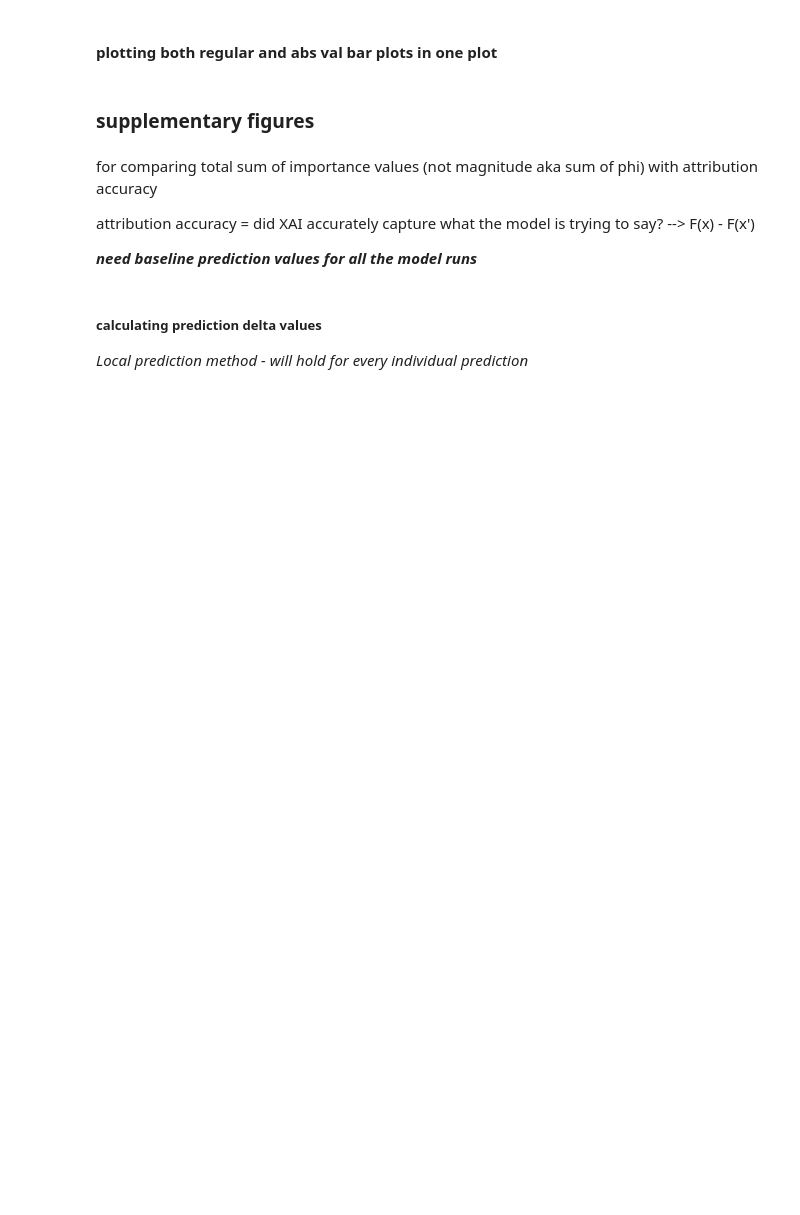
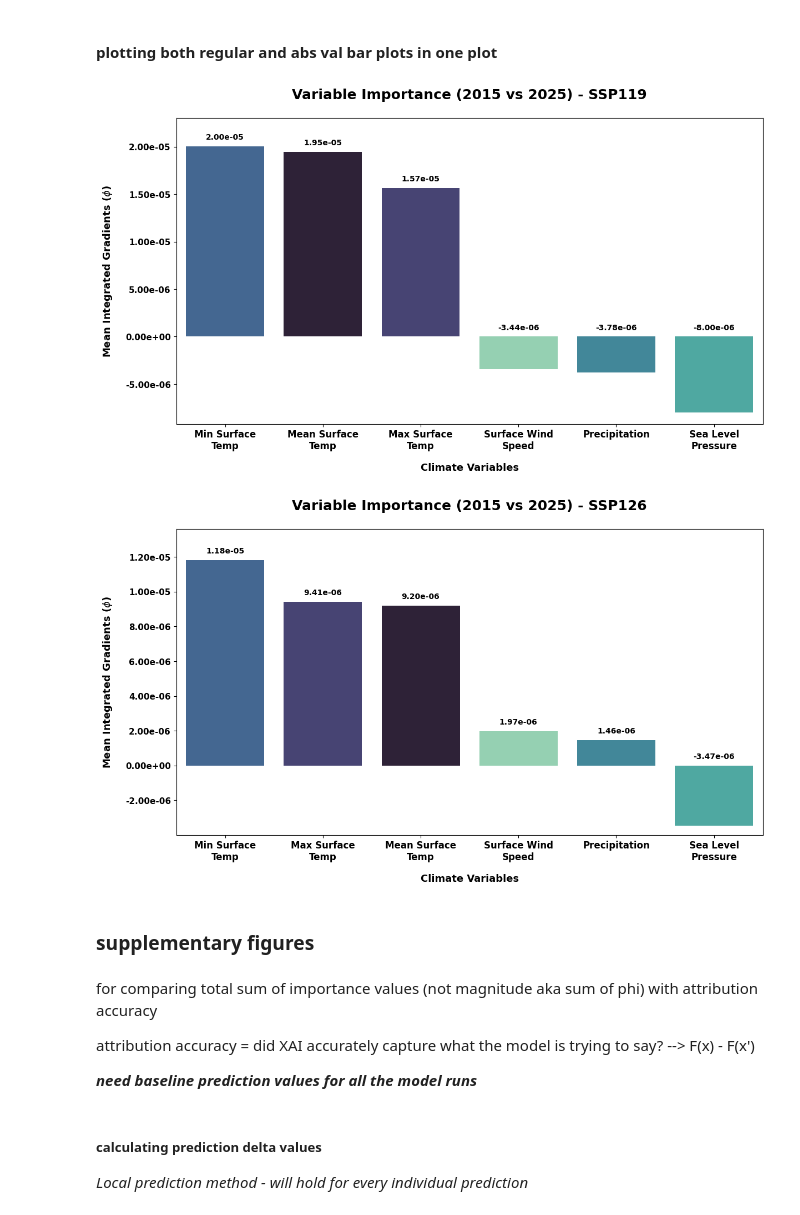
Before and after one commit to sek2dcs/MamalakisResearch, a Jupyter notebook: figure3_v3.ipynb, the cells around one changed output. Saved outputs shown, nothing was run; the diff lists cells and outputs as text; code cells hidden in the pictures; blank space fills up the shorter version.

```diff
--- a/figure3_v3.ipynb
+++ b/figure3_v3.ipynb
@@ -1102,7 +1169,7 @@ def plot_both_bars(phi_matrix_1, phi_matrix_2, metadata_df, early_year, late_yea
     df_melted_2, mean_order_2, order_2 = make_vals(phi_matrix_2)
 
 
-    fig, ax = plt.subplots()
+    fig, ax1, ax2 = plt.subplots()
 
     # Helper function to plot
     def plot_bar(df_melted, order):
@@ -1170,6 +1237,44 @@ def plot_both_bars(phi_matrix_1, phi_matrix_2, metadata_df, early_year, late_yea
     plt.ylim(min_val * 1.15, max_val * 1.15) # scale y axis max value based on the highest bar
 
     plt.show()
+# %%
+def plot_var_imp_both_bars(phi_matrix_1, phi_matrix_2, early=2015, late=2025):
+
+    # pulling unique scenario values
+    unique_scenarios = metadata_df['scenario'].unique()
+
+    for current_scenario in unique_scenarios:
+        # filter metadata df for that one scenario
+        temp_df = metadata_df[metadata_df['scenario'] == current_scenario].copy()
+
+        # slice phi matrix calculated above with the yr combo index values that are for that one scenario
+        temp_matrix_1 = phi_matrix_1[:, temp_df['combo_idx'].values, :, :, :]
+
+        temp_matrix_2 = phi_matrix_2[:, temp_df['combo_idx'].values, :, :, :]
+
+
+        # reset indices in df to match smaller matrix of the one scenario so only the early and late yrs are from that one scenario
+        temp_df['combo_idx'] = range(len(temp_df))
+
+
+        # plot
+        plot_both_bars(
+            phi_matrix_1=temp_matrix_1,
+            phi_matrix_2=temp_matrix_2,
+            metadata_df=temp_df,
+            early_year=early,
+            late_year=late,
+            var_names=readable_variables,
+            scenario_id=current_scenario,
+            _caller_name=argname('phi_matrix') # check if an abs_val matrix will be passed into plot_single_combo_bar
+        )
+
+
+
+plot_var_imp_bar(master_phi_matrix)
+# %% [output]
+[figure, added]
+[figure, added]
 # %% [markdown]
 ### **supplementary figures**
 # %% [markdown]
```
Also changed, not shown: parts of 16 cells of this notebook, 58 other files.
